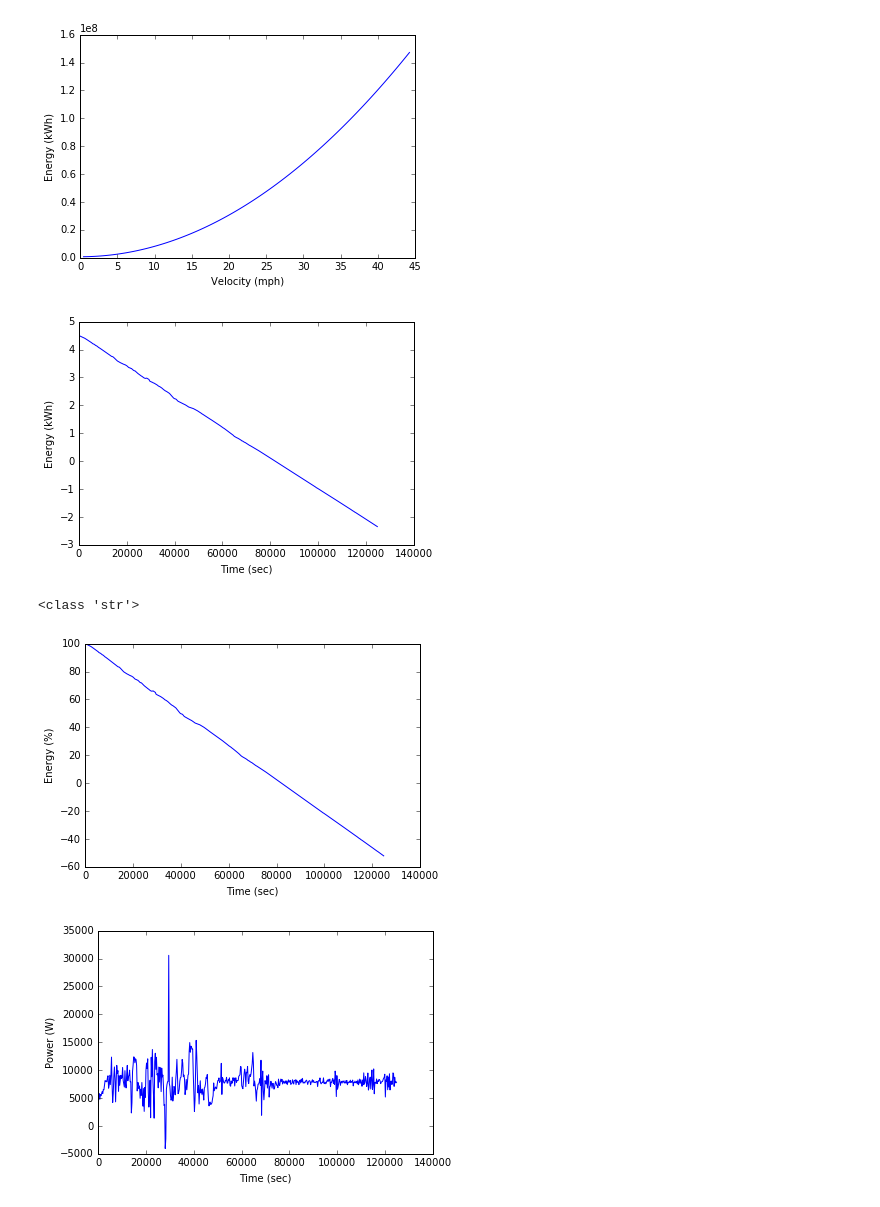
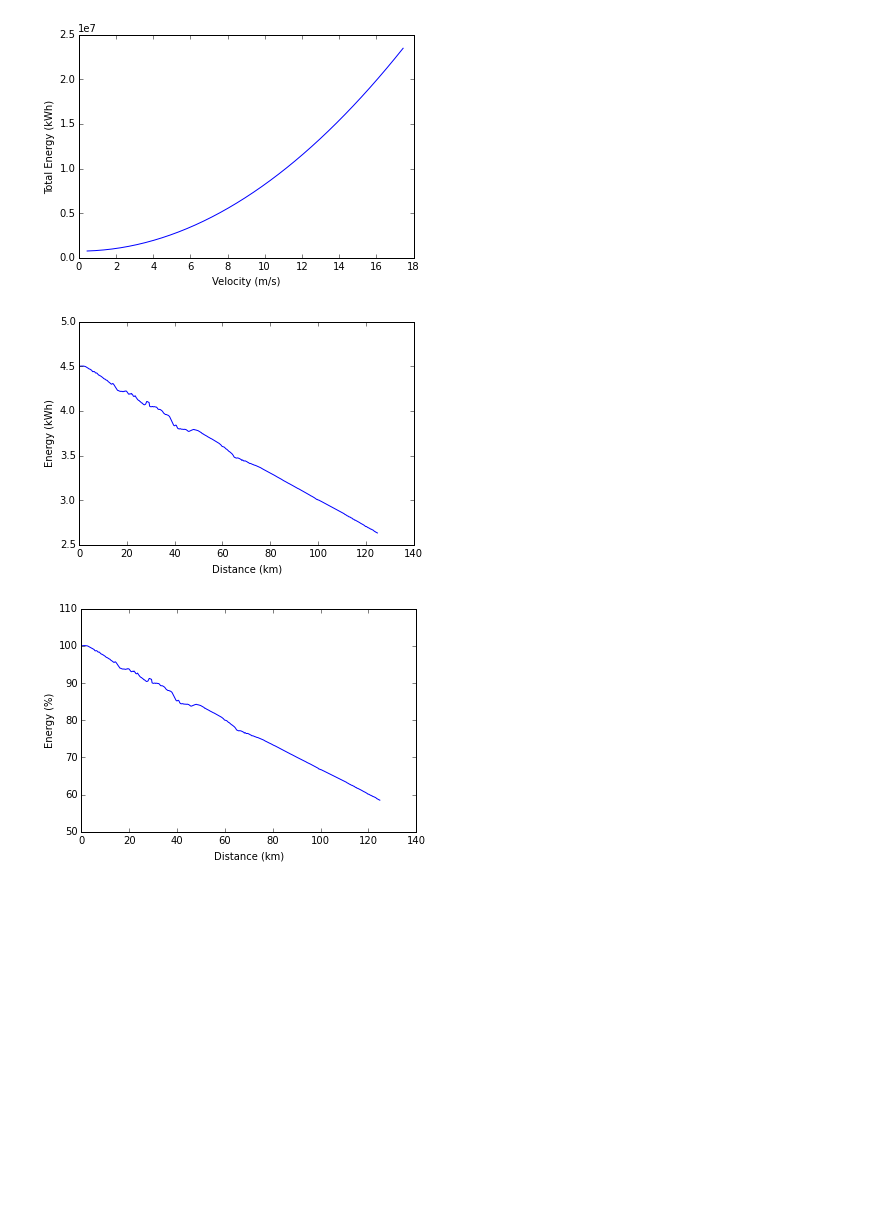
Before and after one commit to Calsolstrategy/energy-model, a Jupyter notebook: strategy.ipynb, the cells around one changed output. Saved outputs shown, nothing was run; the diff lists cells and outputs as text; code cells hidden in the pictures; blank space fills up the shorter version.

```diff
--- a/strategy.ipynb
+++ b/strategy.ipynb
@@ -6,6 +6,7 @@ import matplotlib.pyplot as plt
 import random
 
 #S.I units unless labelled
+
 
 Cd = 0.17
 A = 1.15
@@ -20,12 +21,12 @@ def power(velocity, incline, accel=0): # Calculates instantaneous power given ve
     power = force * velocity
     return power
 
-def energy(velocity, terr):
+def energy(velocity, terr, init_power = 15): #Assume initial power is around 10-15 kwh for now
     # Takes in velocity (constant) and terrain file, outputs -
     #lists of: total energy used at each time step, power readings at each step, distance readings at each step, overall total energy value
     e, last_distance, last_elevation = 0, 0, 0
     energy_readings = []
-    power_readings = [1.5]
+    power_readings = [init_power]
     distance_readings, elevation_readings = terrain(terr)
 
     for i in range(len(elevation_readings)):
@@ -43,7 +44,7 @@ def energy(velocity, terr):
         except ValueError:
             print("ValueError")
             continue
-        energy_readings.append(e/3600000) #kWh
+        energy_readings.append(e/3600000) #kW/hrs
     return energy_readings, power_readings, distance_readings, e
 
 def terrain(terr):
@@ -54,51 +55,49 @@ def terrain(terr):
         distance_readings += [i[0]]
     return distance_readings, elevation_readings
 
-def plot_energy(rangeVel, terrain_file): #Plots total energy used over an entire test for a range of test velocities (m/s)
+####Assumes that distance is relative to time
+
+def plot_energy(rangeVel, terrain_file): #Plots total energy used over an entire test for a range of test velocities
     energies = []
     vs = []
     for v in rangeVel:
         vs.append(v)
         energy_val, power, distance, total_energy = energy(v, terrain_file)
         energies+= [total_energy] #causing out of range error
     for i in range(0, len(vs)):
         vs[i] = 0.44704 * vs[i] #conversion of m/s to mph
     plt.plot(vs, energies)
-    plt.ylabel("Energy (kWh)")
-    plt.xlabel("Velocity (mph)")
+    plt.ylabel("Total Energy (kWh)")
+    plt.xlabel("Velocity (m/s)")
     plt.show()
 
-####Assumes that distance is relative to time
-
-def plot_energy_time(velocity, terrain_file): #Plots battery energy over distance. Assumes velocity is constant
+def plot_energy_time(velocity, terrain_file): #Plots battery energy over distance
     energy_val, power, distance, total_energy = energy(velocity, terrain_file)
-    plt.plot(distance, [battery_capacity - i for i in energy_val])
+    plt.plot([float(d) / 1000.0 for d in distance], [battery_capacity - i for i in energy_val])
     plt.ylabel("Energy (kWh)")
-    plt.xlabel("Time (sec)")
+    plt.xlabel("Distance (km)")
     plt.show()
 
-def plot_energy_time_percentage(velocity, terrain_file): #Plots battery percentage over distance. Assumes velocity is constant.
+def plot_energy_time_percentage(velocity, terrain_file): #Plots battery percentage over distance
     energy_val, power, distance, total_energy = energy(velocity, terrain_file)
-    print(type(distance[0]))
-    plt.plot(distance, [((battery_capacity - i) / battery_capacity) * 100 for i in energy_val])
+    plt.plot([float(d) / 1000.0 for d in distance], [((battery_capacity - i) / battery_capacity) * 100 for i in energy_val])
     plt.ylabel("Energy (%)")
-    plt.xlabel("Time (sec)")
+    plt.xlabel("Distance (km)")
     plt.show()
 
 def plot_instantaneous_power_time(velocity, terrain_file): #Plots instantaneous power over distance. Assumes that velocity is constant.
     energy_val, power, distance, total_energy = energy(velocity, terrain_file)
     plt.plot(distance, power)
     plt.ylabel("Power (W)")
     plt.xlabel("Time (sec)")
     plt.show()
 
-plot_energy(range(1,100), "terrain1.csv")
-plot_energy_time(40, "terrain1.csv")
-plot_energy_time_percentage(40, "terrain1.csv")
-plot_instantaneous_power_time(40, "terrain1.csv")
+
+plot_energy(range(1,40), "terrain1.csv")
+plot_energy_time(20, "terrain1.csv")
+plot_energy_time_percentage(20, "terrain1.csv")
+plot_instantaneous_power_time(20, "terrain1.csv")
 # %% [output]
-[figure, old version]
+[figure, new version]
-[figure, old version]
+[figure, new version]
-<class 'str'>
-[figure, old version]
+[figure, new version]
-[figure, removed]
```
